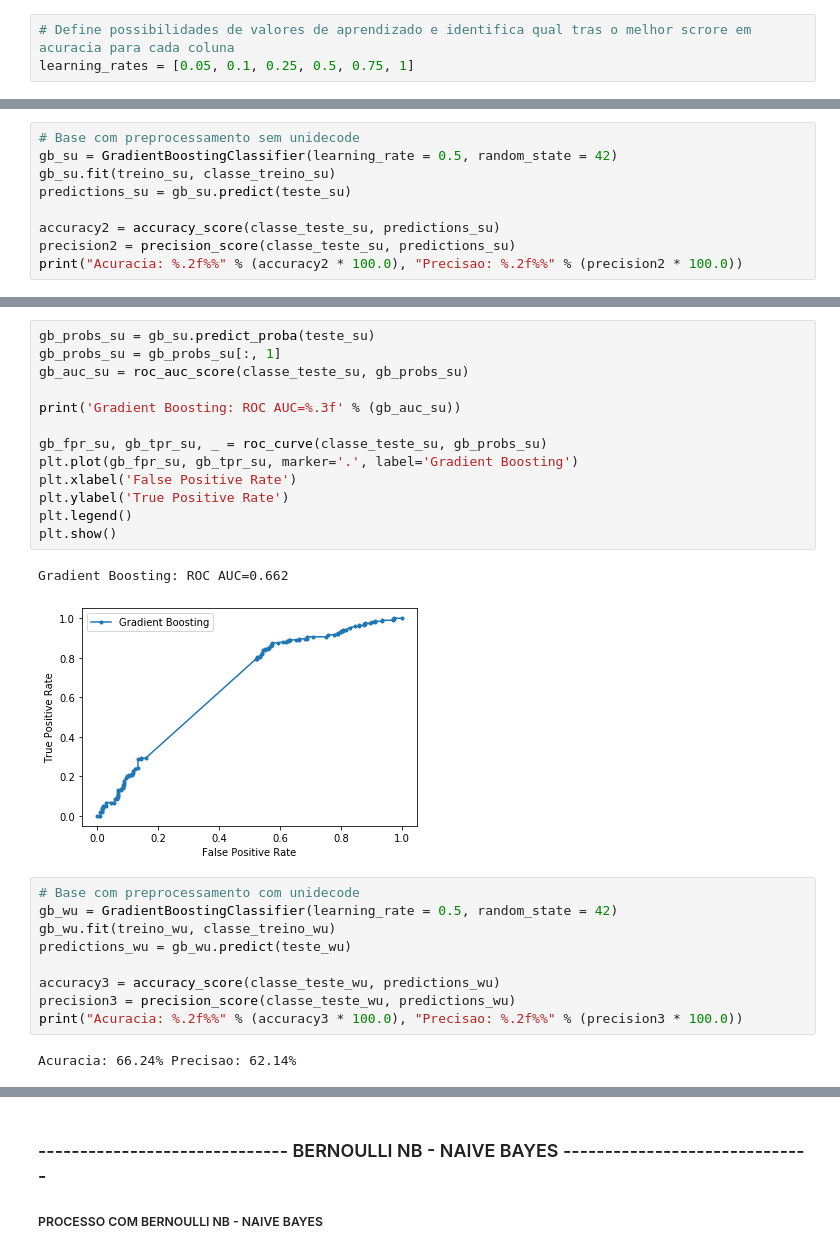
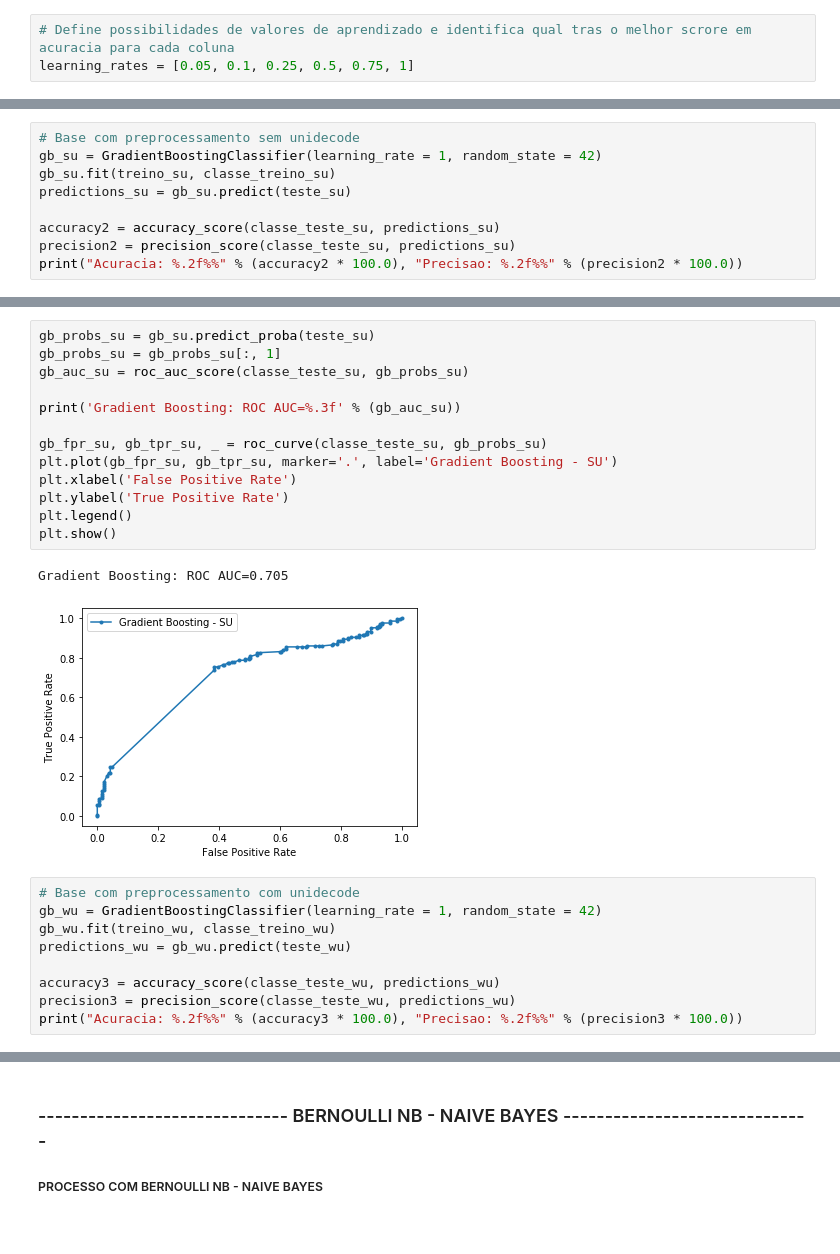
Before and after one commit to calitaz/comments_analyse_tcc, a Jupyter notebook: generate_results_model_training.ipynb, the cells around one changed output, grey strips where cells are left out. Saved outputs shown, nothing was run; the diff lists cells and outputs as text.

```diff
--- a/generate_results_model_training.ipynb
+++ b/generate_results_model_training.ipynb
@@ -884,6 +884,6 @@ Gradient Boosting: ROC AUC=0.658
 # %%
 # Base com preprocessamento sem unidecode
-gb_su = GradientBoostingClassifier(learning_rate = 0.5, random_state = 42)
+gb_su = GradientBoostingClassifier(learning_rate = 1, random_state = 42)
 gb_su.fit(treino_su, classe_treino_su)
 predictions_su = gb_su.predict(teste_su)
 
@@ -910,30 +910,28 @@ sn.heatmap(results_gb_su/np.sum(results_gb_su), annot=True,
 # %%
 gb_probs_su = gb_su.predict_proba(teste_su)
 gb_probs_su = gb_probs_su[:, 1]
 gb_auc_su = roc_auc_score(classe_teste_su, gb_probs_su)
 
 print('Gradient Boosting: ROC AUC=%.3f' % (gb_auc_su))
 
 gb_fpr_su, gb_tpr_su, _ = roc_curve(classe_teste_su, gb_probs_su)
-plt.plot(gb_fpr_su, gb_tpr_su, marker='.', label='Gradient Boosting')
+plt.plot(gb_fpr_su, gb_tpr_su, marker='.', label='Gradient Boosting - SU')
 plt.xlabel('False Positive Rate')
 plt.ylabel('True Positive Rate')
 plt.legend()
 plt.show()
 # %% [output]
-Gradient Boosting: ROC AUC=0.662
+Gradient Boosting: ROC AUC=0.705
-[figure, old version]
+[figure, new version]
 # %%
 # Base com preprocessamento com unidecode
-gb_wu = GradientBoostingClassifier(learning_rate = 0.5, random_state = 42)
+gb_wu = GradientBoostingClassifier(learning_rate = 1, random_state = 42)
 gb_wu.fit(treino_wu, classe_treino_wu)
 predictions_wu = gb_wu.predict(teste_wu)
 
 accuracy3 = accuracy_score(classe_teste_wu, predictions_wu)
 precision3 = precision_score(classe_teste_wu, predictions_wu)
 print("Acuracia: %.2f%%" % (accuracy3 * 100.0), "Precisao: %.2f%%" % (precision3 * 100.0))
-# %% [output]
-Acuracia: 66.24% Precisao: 62.14%
 # %%
 results_gb_wu = confusion_matrix(predictions_wu, classe_teste_wu)
 
```
Also changed, not shown: parts of 55 cells of this notebook, 7 other files.
